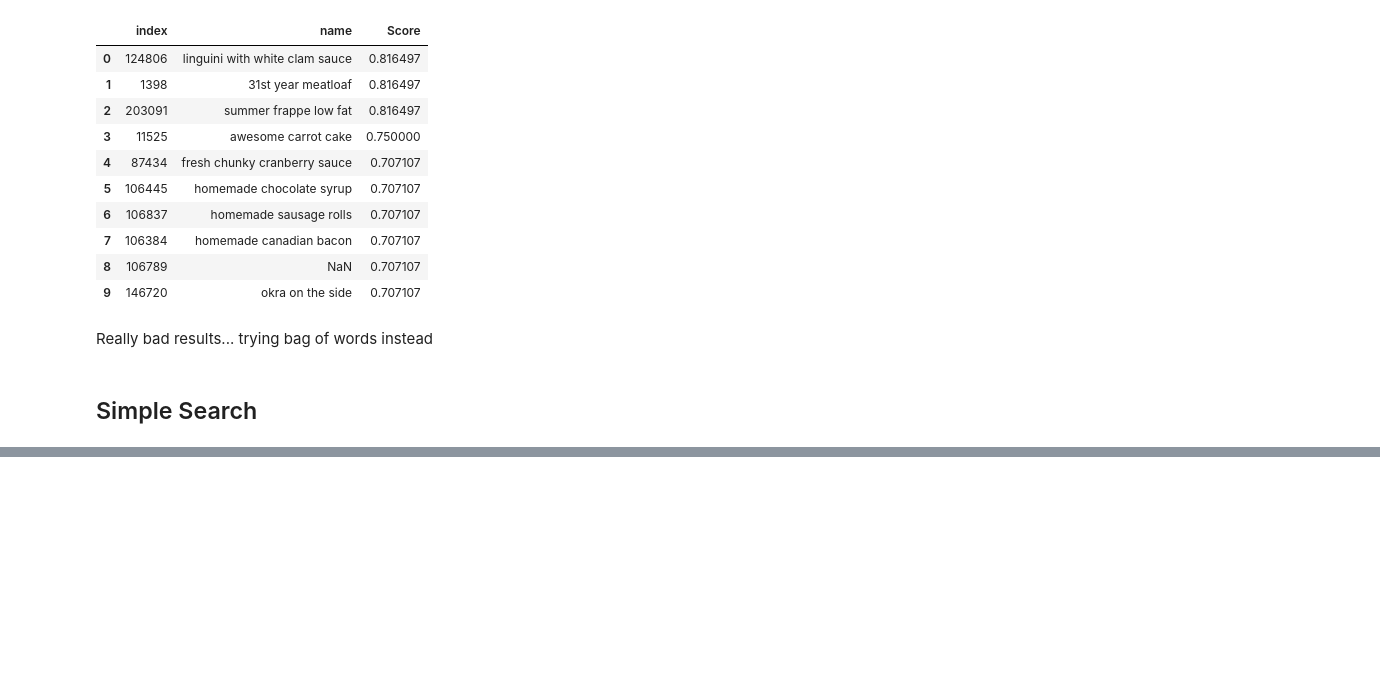
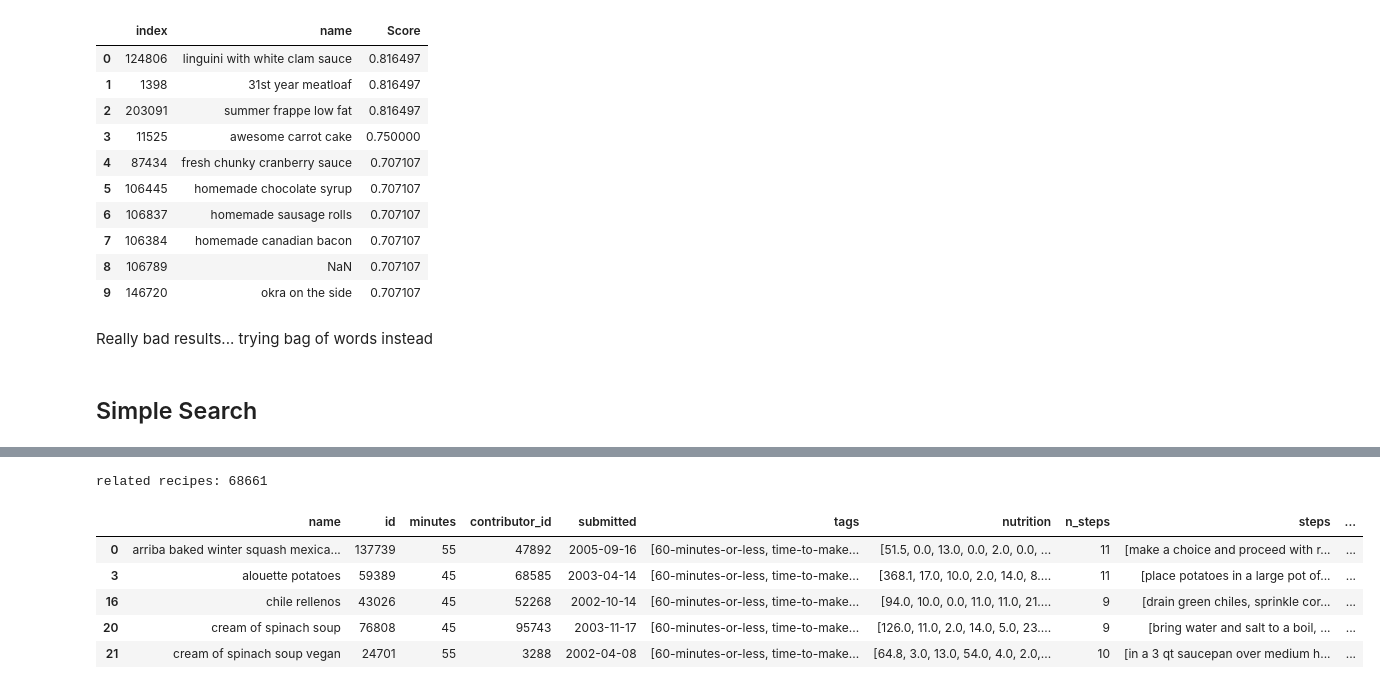
Before and after one commit to CikuApp/ciku, a Jupyter notebook: backend/api/recipe_exploration.ipynb, the cells around one changed output, grey strips where cells are left out. Drawn from its saved outputs; the diff is of its cells as text; code cells hidden in the pictures; blank space fills up the shorter version.

```diff
--- a/backend/api/recipe_exploration.ipynb
+++ b/backend/api/recipe_exploration.ipynb
@@ -181,0 +221,22 @@ related recipes: 1627
+# %%
+tags = "30-minutes-or-less 60-minutes-or-less"
+
+search_list = tags.split(" ")
+
+data_new = df.copy()
+
+for search in search_list:
+    mask = df.tags.apply(lambda x: search in x)
+    data_new = df[mask]
+    # data_new = data_new[search in data_new.tags]
+
+print('related recipes: {}'.format(data_new.shape[0]))
+data_new.head()
+# %% [output]
+related recipes: 68661
+|  | name | id | minutes | contributor_id | submitted | tags | nutrition | n_steps | steps | ... |
+| 0 | arriba baked winter squash mexica... | 137739 | 55 | 47892 | 2005-09-16 | [60-minutes-or-less, time-to-make... | [51.5, 0.0, 13.0, 0.0, 2.0, 0.0, ... | 11 | [make a choice and proceed with r... | ... |
+| 3 | alouette potatoes | 59389 | 45 | 68585 | 2003-04-14 | [60-minutes-or-less, time-to-make... | [368.1, 17.0, 10.0, 2.0, 14.0, 8.... | 11 | [place potatoes in a large pot of... | ... |
+| 16 | chile rellenos | 43026 | 45 | 52268 | 2002-10-14 | [60-minutes-or-less, time-to-make... | [94.0, 10.0, 0.0, 11.0, 11.0, 21.... | 9 | [drain green chiles, sprinkle cor... | ... |
+| 20 | cream of spinach soup | 76808 | 45 | 95743 | 2003-11-17 | [60-minutes-or-less, time-to-make... | [126.0, 11.0, 2.0, 14.0, 5.0, 23.... | 9 | [bring water and salt to a boil, ... | ... |
+| 21 | cream of spinach soup vegan | 24701 | 55 | 3288 | 2002-04-08 | [60-minutes-or-less, time-to-make... | [64.8, 3.0, 13.0, 54.0, 4.0, 2.0,... | 10 | [in a 3 qt saucepan over medium h... | ... |
```
Also changed, not shown: parts of 6 cells of this notebook, 2 other files.
